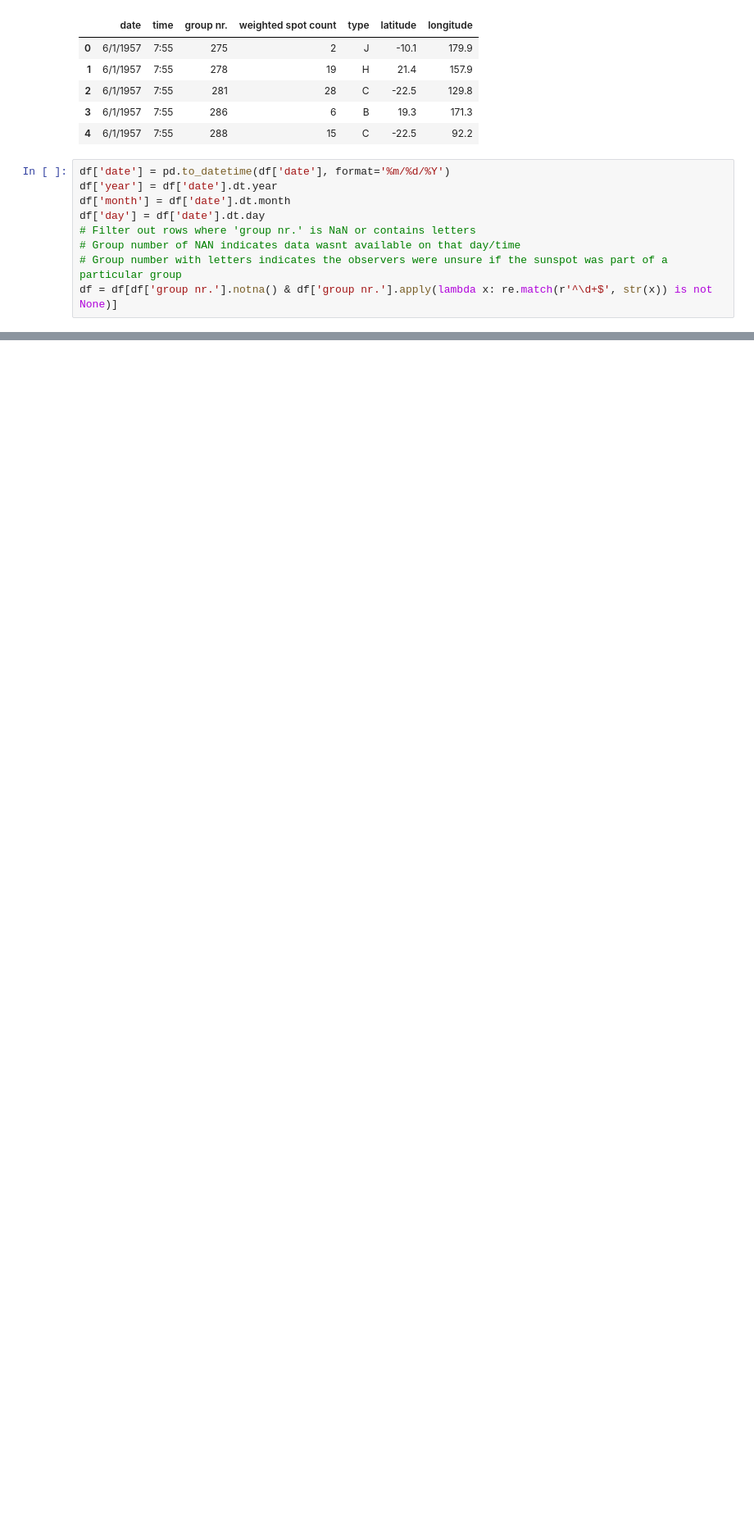
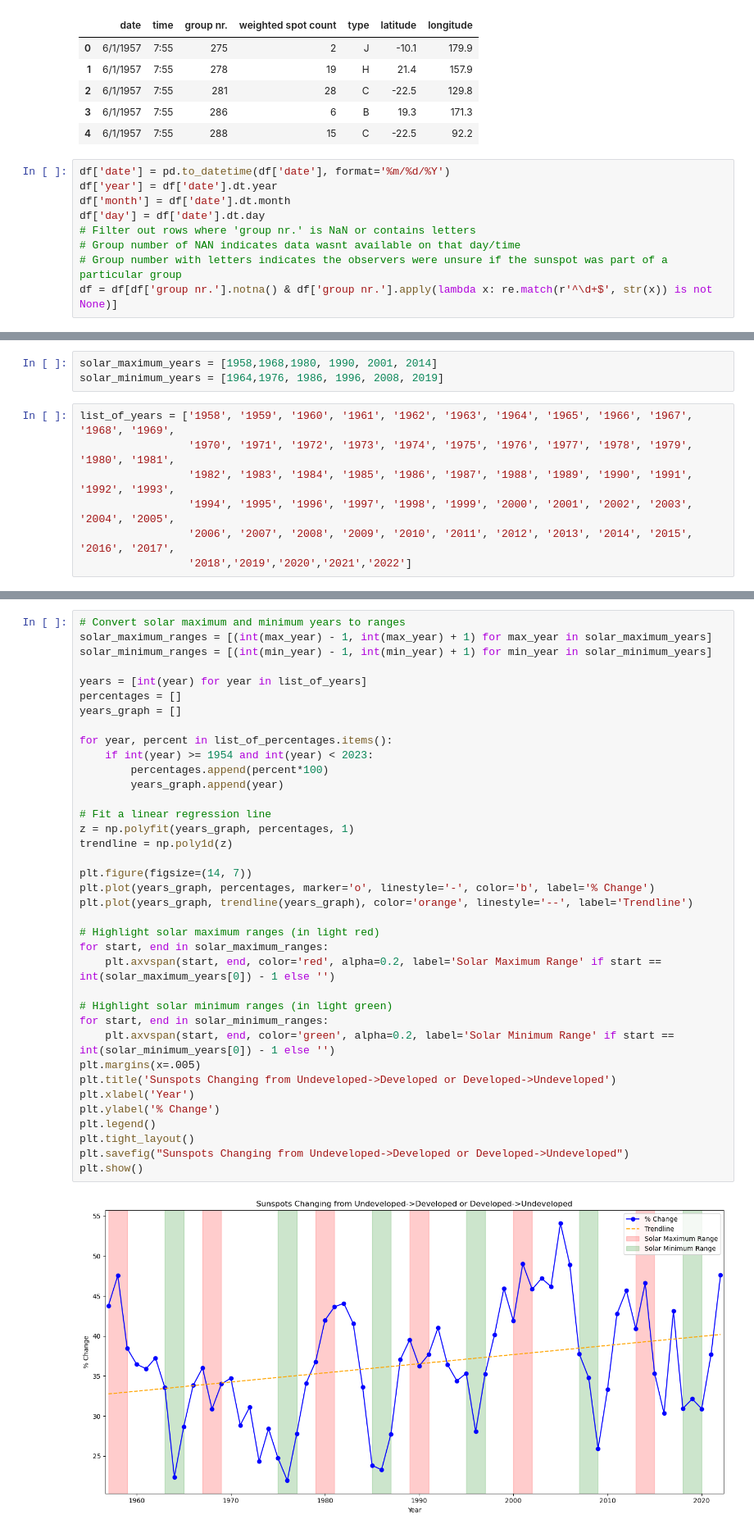
Before and after one commit to daxpatel2/SunspotDataScraper, a Jupyter notebook: Find_sunspots_switching_zurich_classifications.ipynb, the cells around one changed output, grey strips where cells are left out. Shown at 82% size. Drawn from its saved outputs; the diff is of its cells as text; blank space fills up the shorter version.

Commit message:
updates to error module and graph density

```diff
--- a/Find_sunspots_switching_zurich_classifications.ipynb
+++ b/Find_sunspots_switching_zurich_classifications.ipynb
@@ -38,3 +39,13 @@ df = df[df['group nr.'].notna() & df['group nr.'].apply(lambda x: re.match(r'^\d
+# %%
+solar_maximum_years = [1958,1968,1980, 1990, 2001, 2014]
+solar_minimum_years = [1964,1976, 1986, 1996, 2008, 2019]
+# %%
+list_of_years = ['1958', '1959', '1960', '1961', '1962', '1963', '1964', '1965', '1966', '1967', '1968', '1969',
+                 '1970', '1971', '1972', '1973', '1974', '1975', '1976', '1977', '1978', '1979', '1980', '1981',
+                 '1982', '1983', '1984', '1985', '1986', '1987', '1988', '1989', '1990', '1991', '1992', '1993',
+                 '1994', '1995', '1996', '1997', '1998', '1999', '2000', '2001', '2002', '2003', '2004', '2005',
+                 '2006', '2007', '2008', '2009', '2010', '2011', '2012', '2013', '2014', '2015', '2016', '2017',
+                 '2018','2019','2020','2021','2022']
 # %%
 # Unique list of years in the dataset
 years = sorted(df['year'].unique())
@@ -177 +135,40 @@ plt.show()
+# %%
+# Convert solar maximum and minimum years to ranges
+solar_maximum_ranges = [(int(max_year) - 1, int(max_year) + 1) for max_year in solar_maximum_years]
+solar_minimum_ranges = [(int(min_year) - 1, int(min_year) + 1) for min_year in solar_minimum_years]
+
+years = [int(year) for year in list_of_years]
+percentages = []
+years_graph = []
+
+for year, percent in list_of_percentages.items():
+    if int(year) >= 1954 and int(year) < 2023:
+        percentages.append(percent*100)
+        years_graph.append(year)
+
+# Fit a linear regression line
+z = np.polyfit(years_graph, percentages, 1)
+trendline = np.poly1d(z)
+
+plt.figure(figsize=(14, 7))
+plt.plot(years_graph, percentages, marker='o', linestyle='-', color='b', label='% Change')
+plt.plot(years_graph, trendline(years_graph), color='orange', linestyle='--', label='Trendline')
+
+# Highlight solar maximum ranges (in light red)
+for start, end in solar_maximum_ranges:
+    plt.axvspan(start, end, color='red', alpha=0.2, label='Solar Maximum Range' if start == int(solar_maximum_years[0]) - 1 else '')
+
+# Highlight solar minimum ranges (in light green)
+for start, end in solar_minimum_ranges:
+    plt.axvspan(start, end, color='green', alpha=0.2, label='Solar Minimum Range' if start == int(solar_minimum_years[0]) - 1 else '')
+plt.margins(x=.005)
+plt.title('Sunspots Changing from Undeveloped->Developed or Developed->Undeveloped')
+plt.xlabel('Year')
+plt.ylabel('% Change')
+plt.legend()
+plt.tight_layout()
+plt.savefig("Sunspots Changing from Undeveloped->Developed or Developed->Undeveloped")
+plt.show()
+# %% [output]
+[figure, added]
 # %%
```
Also changed, not shown: parts of 16 cells of this notebook, 3 other files.
